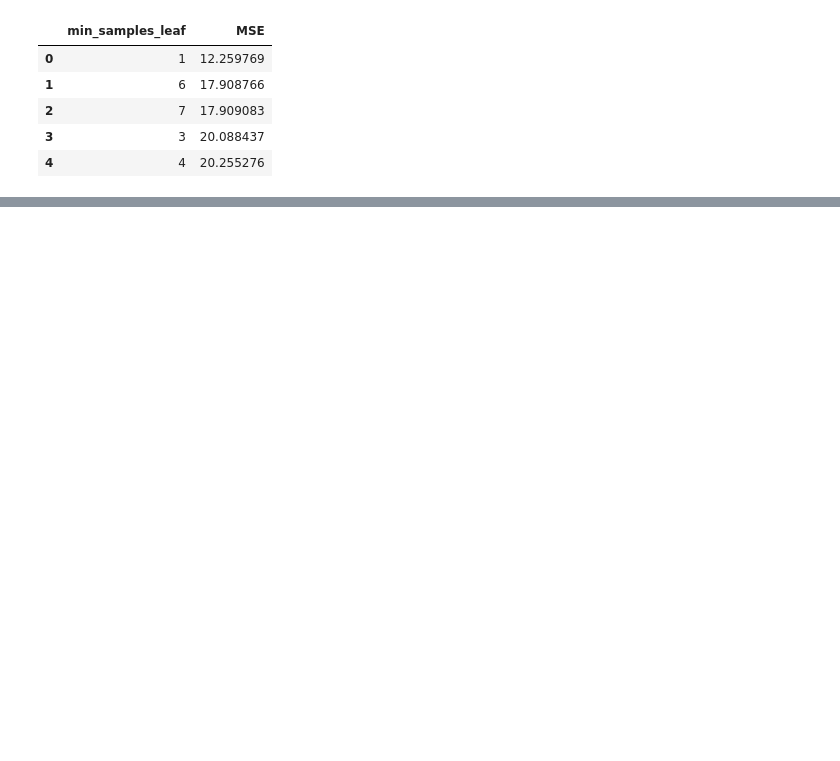
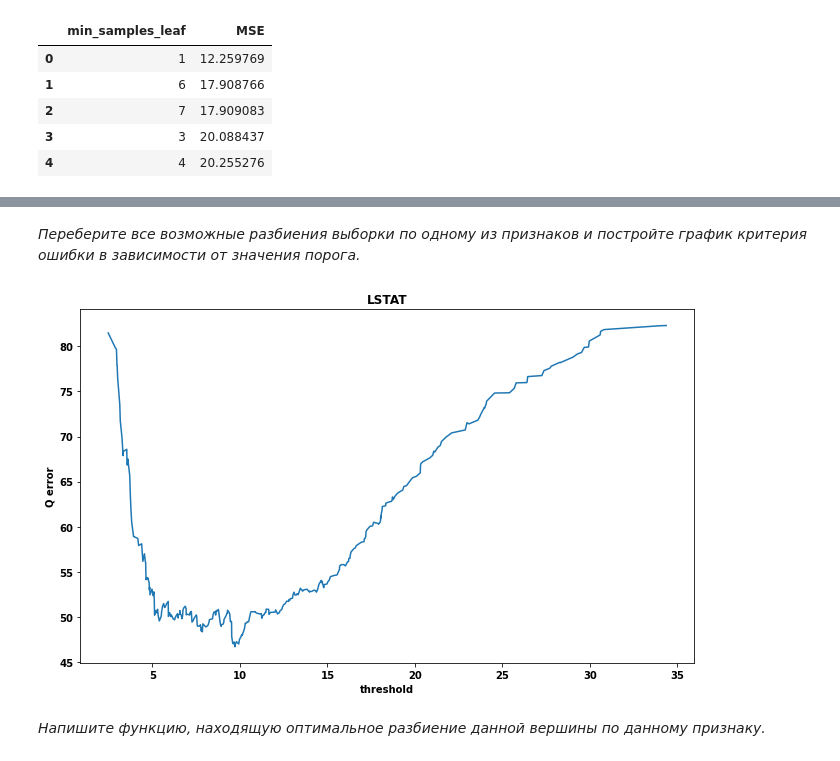
Before and after one commit to Murcha1990/ML_Econom_2021-2022, a Jupyter notebook: Семинары/Семинар 8/Seminar8.ipynb, the cells around one changed output, grey strips where cells are left out. Cells and saved outputs as stored; diff of their text form; code cells hidden in the pictures; blank space fills up the shorter version.

```diff
--- a/Семинары/Семинар 8/Seminar8.ipynb
+++ b/Семинары/Семинар 8/Seminar8.ipynb
@@ -317,0 +334,50 @@ pd.DataFrame({"min_samples_leaf": min_samples_leaf_array,"MSE": mse_array}).sort
+# %%
+boston = load_boston()
+X = pd.DataFrame(data=boston["data"], columns=boston["feature_names"])
+X["target"] = boston["target"]
+
+X_train, X_test = train_test_split(X, test_size=0.25, random_state=13)
+# %%
+from typing import Iterable, List, Tuple
+
+def H(R: pd.DataFrame) -> float:
+    """
+    Compute impurity criterion for a fixed set of objects R.
+    Last column is assumed to contain target value
+    """
+    return R["target"].var()
+
+
+def split_node(R_m: np.ndarray, feature: str, t: float) -> Tuple[np.ndarray, np.ndarray]:
+    """
+    Split a fixed set of objects R_m given feature number and threshold t
+    """
+    mask = R_m[feature] <= t
+    return R_m.loc[mask], R_m.loc[~mask]
+
+
+def q_error(R_m: np.ndarray, feature: str, t: float) -> float:
+    """
+    Compute error criterion for given split parameters
+    """
+    R_l, R_r = split_node(R_m, feature, t)
+    return len(R_l) / len(R_m) * H(R_l) + len(R_r) / len(R_m) * H(R_r)
+# %% [markdown]
+_Переберите все возможные разбиения выборки по одному из признаков и постройте график критерия ошибки в зависимости от значения порога._
+# %%
+feature = "LSTAT"
+Q_array = []
+
+feature_values = np.unique(X_train[feature])
+for t in feature_values:
+    Q_array.append(q_error(X_train, feature, t))
+
+plt.plot(feature_values, Q_array)
+plt.title(feature)
+plt.xlabel("threshold")
+plt.ylabel("Q error")
+plt.show()
+# %% [output]
+[figure, added]
+# %% [markdown]
+_Напишите функцию, находящую оптимальное разбиение данной вершины по данному признаку._
```
Also changed, not shown: parts of 24 cells of this notebook, 1 other file.
